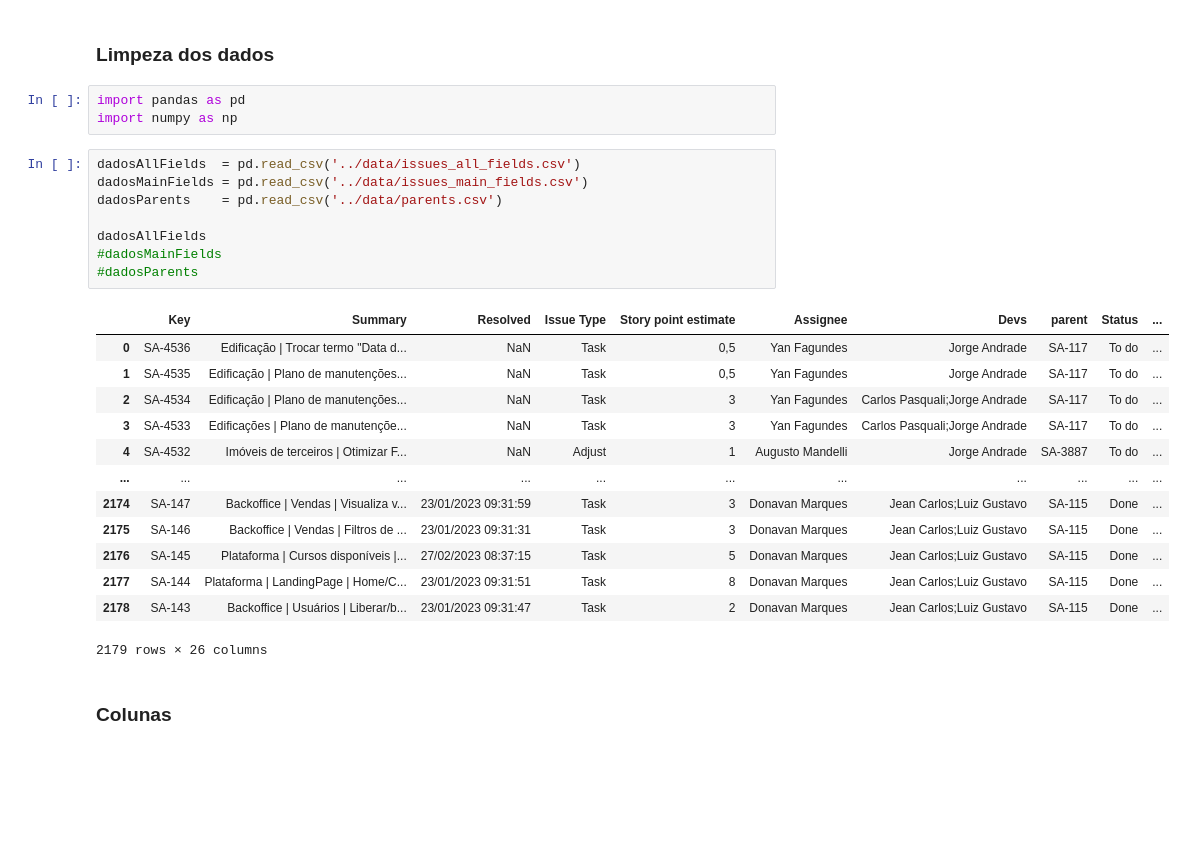
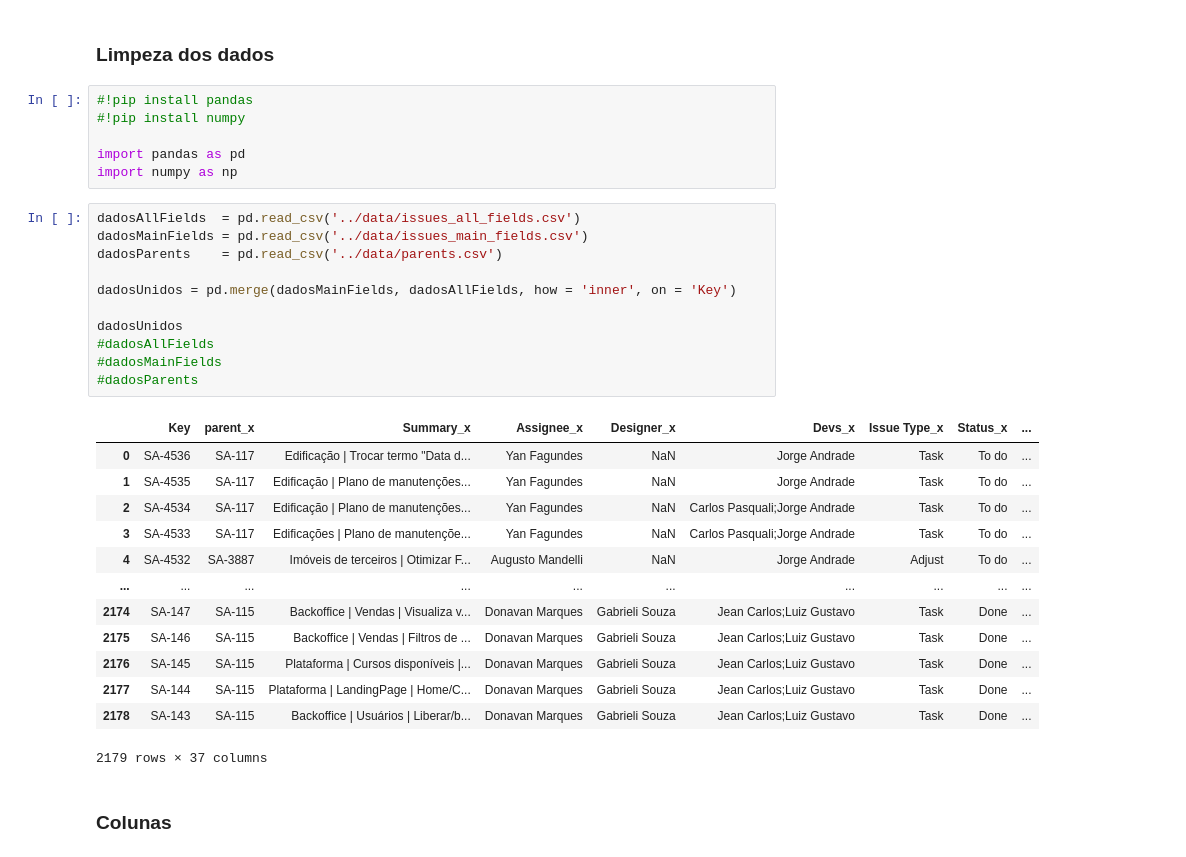
Before and after one commit to Eduardochimchek/Projeto_DataScience, a Jupyter notebook: Codigo/limpeza_de_dados.ipynb, the cells around one changed output. Saved outputs shown, nothing was run; the diff lists cells and outputs as text; blank space fills up the shorter version.

Commit message:
Unindo os dados das 2 tabelas

```diff
--- a/Codigo/limpeza_de_dados.ipynb
+++ b/Codigo/limpeza_de_dados.ipynb
@@ -9,30 +9,36 @@
 # %% [markdown]
 ### Limpeza dos dados
 # %%
+#!pip install pandas
+#!pip install numpy
+
 import pandas as pd
 import numpy as np
 # %%
 dadosAllFields  = pd.read_csv('../data/issues_all_fields.csv')
 dadosMainFields = pd.read_csv('../data/issues_main_fields.csv')
 dadosParents    = pd.read_csv('../data/parents.csv')
 
-dadosAllFields
+dadosUnidos = pd.merge(dadosMainFields, dadosAllFields, how = 'inner', on = 'Key')
+
+dadosUnidos
+#dadosAllFields
 #dadosMainFields
 #dadosParents
 # %% [output]
-|  | Key | Summary | Resolved | Issue Type | Story point estimate | Assignee | Devs | parent | Status | ... |
-| 0 | SA-4536 | Edificação | Trocar termo "Data d... | NaN | Task | 0,5 | Yan Fagundes | Jorge Andrade | SA-117 | To do | ... |
-| 1 | SA-4535 | Edificação | Plano de manutenções... | NaN | Task | 0,5 | Yan Fagundes | Jorge Andrade | SA-117 | To do | ... |
-| 2 | SA-4534 | Edificação | Plano de manutenções... | NaN | Task | 3 | Yan Fagundes | Carlos Pasquali;Jorge Andrade | SA-117 | To do | ... |
-| 3 | SA-4533 | Edificações | Plano de manutençõe... | NaN | Task | 3 | Yan Fagundes | Carlos Pasquali;Jorge Andrade | SA-117 | To do | ... |
-| 4 | SA-4532 | Imóveis de terceiros | Otimizar F... | NaN | Adjust | 1 | Augusto Mandelli | Jorge Andrade | SA-3887 | To do | ... |
-| ... | ... | ... | ... | ... | ... | ... | ... | ... | ... | ... |
-| 2174 | SA-147 | Backoffice | Vendas | Visualiza v... | 23/01/2023 09:31:59 | Task | 3 | Donavan Marques | Jean Carlos;Luiz Gustavo | SA-115 | Done | ... |
-| 2175 | SA-146 | Backoffice | Vendas | Filtros de ... | 23/01/2023 09:31:31 | Task | 3 | Donavan Marques | Jean Carlos;Luiz Gustavo | SA-115 | Done | ... |
-| 2176 | SA-145 | Plataforma | Cursos disponíveis |... | 27/02/2023 08:37:15 | Task | 5 | Donavan Marques | Jean Carlos;Luiz Gustavo | SA-115 | Done | ... |
-| 2177 | SA-144 | Plataforma | LandingPage | Home/C... | 23/01/2023 09:31:51 | Task | 8 | Donavan Marques | Jean Carlos;Luiz Gustavo | SA-115 | Done | ... |
-| 2178 | SA-143 | Backoffice | Usuários | Liberar/b... | 23/01/2023 09:31:47 | Task | 2 | Donavan Marques | Jean Carlos;Luiz Gustavo | SA-115 | Done | ... |
+|  | Key | parent_x | Summary_x | Assignee_x | Designer_x | Devs_x | Issue Type_x | Status_x | ... |
+| 0 | SA-4536 | SA-117 | Edificação | Trocar termo "Data d... | Yan Fagundes | NaN | Jorge Andrade | Task | To do | ... |
+| 1 | SA-4535 | SA-117 | Edificação | Plano de manutenções... | Yan Fagundes | NaN | Jorge Andrade | Task | To do | ... |
+| 2 | SA-4534 | SA-117 | Edificação | Plano de manutenções... | Yan Fagundes | NaN | Carlos Pasquali;Jorge Andrade | Task | To do | ... |
+| 3 | SA-4533 | SA-117 | Edificações | Plano de manutençõe... | Yan Fagundes | NaN | Carlos Pasquali;Jorge Andrade | Task | To do | ... |
+| 4 | SA-4532 | SA-3887 | Imóveis de terceiros | Otimizar F... | Augusto Mandelli | NaN | Jorge Andrade | Adjust | To do | ... |
+| ... | ... | ... | ... | ... | ... | ... | ... | ... | ... |
+| 2174 | SA-147 | SA-115 | Backoffice | Vendas | Visualiza v... | Donavan Marques | Gabrieli Souza | Jean Carlos;Luiz Gustavo | Task | Done | ... |
+| 2175 | SA-146 | SA-115 | Backoffice | Vendas | Filtros de ... | Donavan Marques | Gabrieli Souza | Jean Carlos;Luiz Gustavo | Task | Done | ... |
+| 2176 | SA-145 | SA-115 | Plataforma | Cursos disponíveis |... | Donavan Marques | Gabrieli Souza | Jean Carlos;Luiz Gustavo | Task | Done | ... |
+| 2177 | SA-144 | SA-115 | Plataforma | LandingPage | Home/C... | Donavan Marques | Gabrieli Souza | Jean Carlos;Luiz Gustavo | Task | Done | ... |
+| 2178 | SA-143 | SA-115 | Backoffice | Usuários | Liberar/b... | Donavan Marques | Gabrieli Souza | Jean Carlos;Luiz Gustavo | Task | Done | ... |
-2179 rows × 26 columns
+2179 rows × 37 columns
 # %% [markdown]
 ### Colunas
 # %%
```
Also changed, not shown: parts of 3 cells of this notebook, 2 other files.
